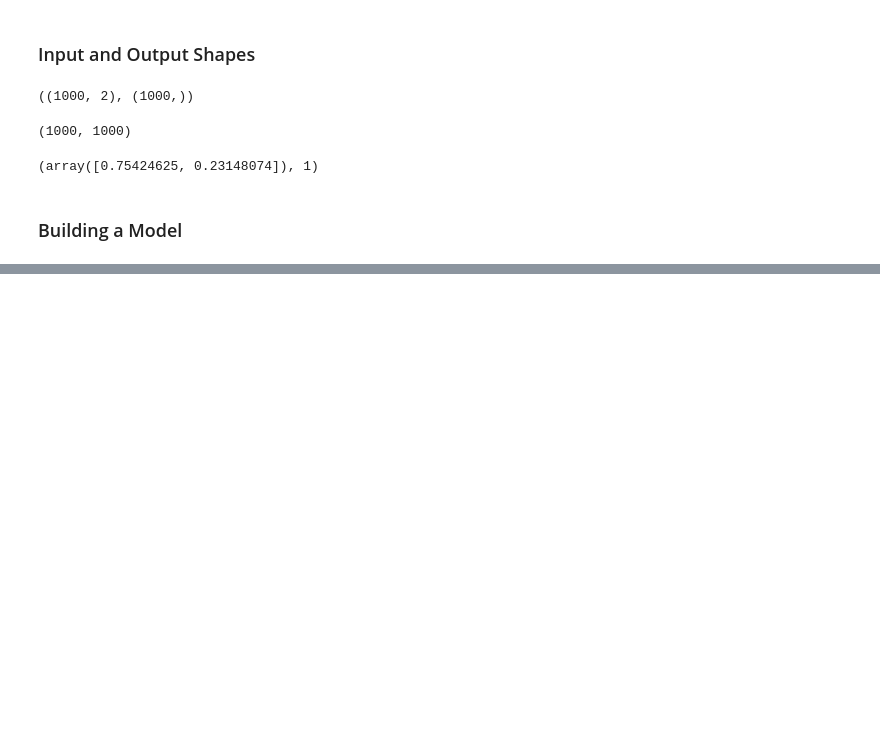
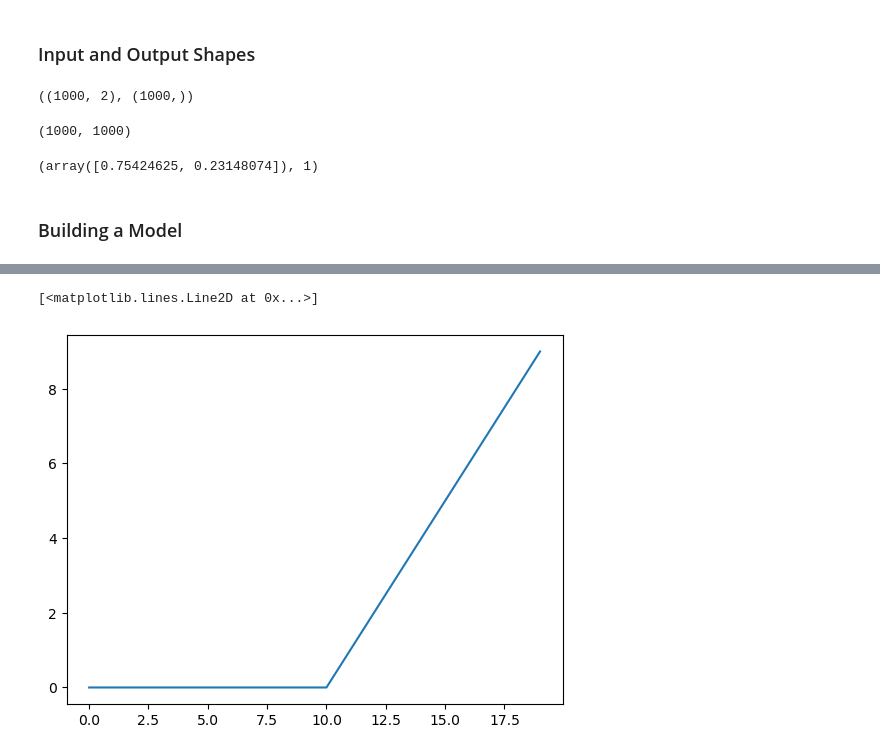
Before and after one commit to teragrammer/data-science-and-machine-learning-cheat-sheet, a Jupyter notebook: tensorflow/review/02-neural-network-classification-with-tensorflow.ipynb, the cells around one changed output, grey strips where cells are left out. Saved outputs shown, nothing was run; the diff lists cells and outputs as text; code cells hidden in the pictures; blank space fills up the shorter version.

```diff
--- a/tensorflow/review/02-neural-network-classification-with-tensorflow.ipynb
+++ b/tensorflow/review/02-neural-network-classification-with-tensorflow.ipynb
@@ -207,0 +286,8 @@ Binary classification
+# %%
+def ReLu(x):
+    return tf.maximum(0, x)
+# %%
+plt.plot(ReLu(x_sigmoid))
+# %% [output]
+[<matplotlib.lines.Line2D at 0x...>]
+[figure, added]
```
Also changed, not shown: parts of 11 cells of this notebook.
